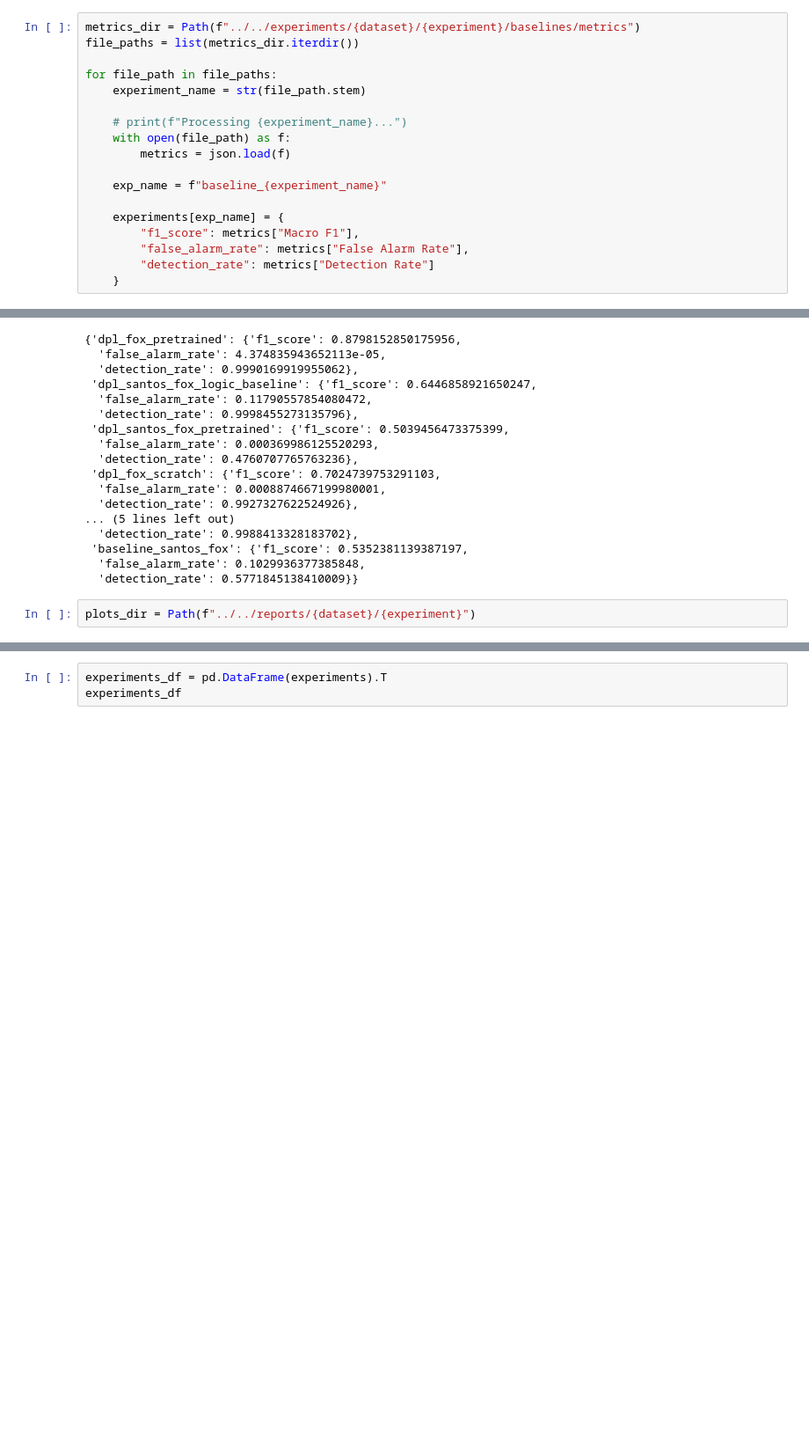
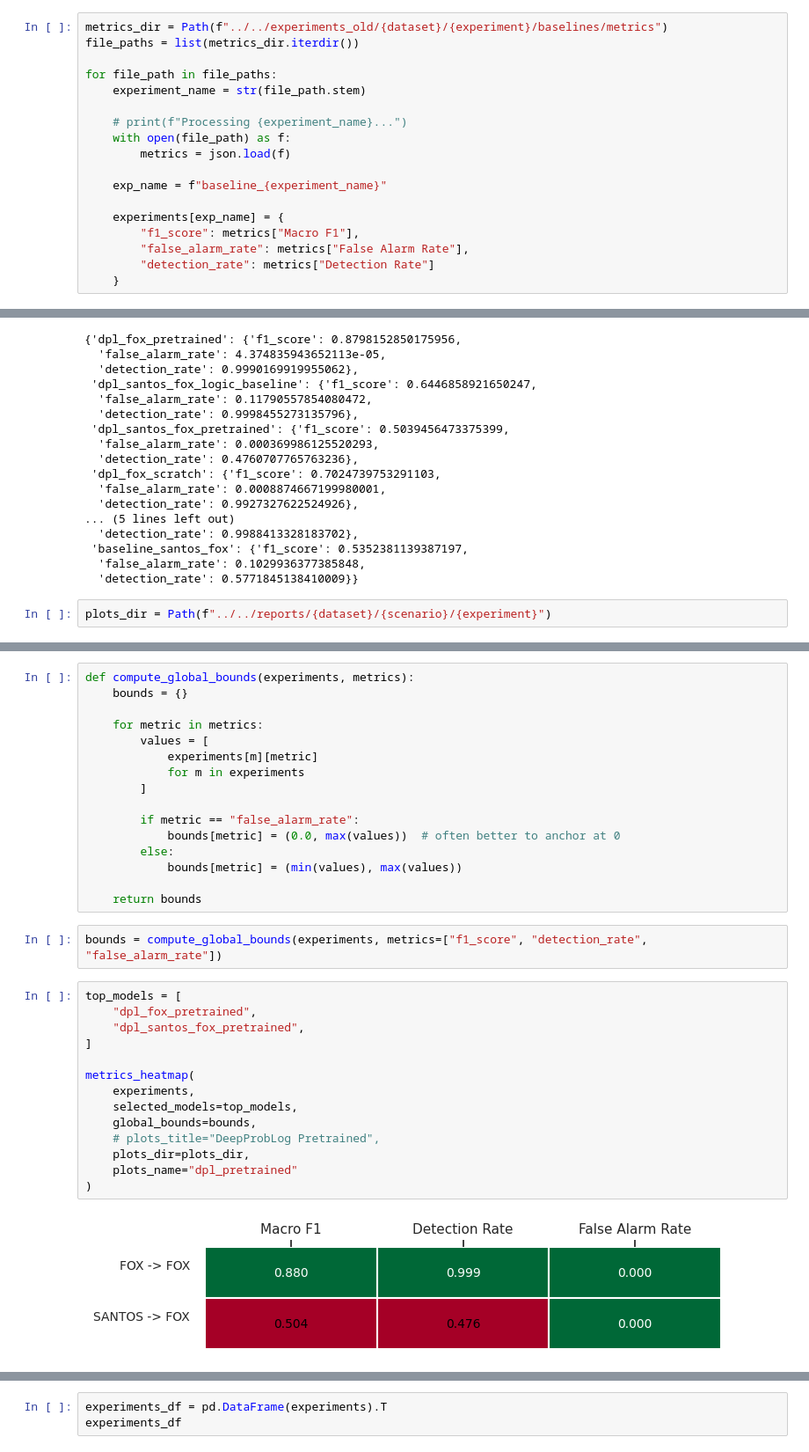
Before and after one commit to sofiaburkow/DeepChronos, a Jupyter notebook: notebooks/experiments/generalizability.ipynb, the cells around one changed output, grey strips where cells are left out. Shown at 88% size. Drawn from its saved outputs; the diff is of its cells as text; blank space fills up the shorter version.

Commit message:
generalizability plots

```diff
--- a/notebooks/experiments/generalizability.ipynb
+++ b/notebooks/experiments/generalizability.ipynb
@@ -36,7 +36,7 @@ for file_path in file_paths:
         "detection_rate": metrics["detection_rate"]
     }
 # %%
-metrics_dir = Path(f"../../experiments/{dataset}/{experiment}/baselines/metrics")
+metrics_dir = Path(f"../../experiments_old/{dataset}/{experiment}/baselines/metrics")
 file_paths = list(metrics_dir.iterdir())
 
 for file_path in file_paths:
@@ -74,4 +74,4 @@ experiments
   'false_alarm_rate': 0.1029936377385848,
   'detection_rate': 0.5771845138410009}}
 # %%
-plots_dir = Path(f"../../reports/{dataset}/{experiment}")
+plots_dir = Path(f"../../reports/{dataset}/{scenario}/{experiment}")
@@ -199,0 +197,34 @@ metrics_heatmap(experiments, plots_dir=plots_dir, plots_title="Model Comparison"
+# %%
+def compute_global_bounds(experiments, metrics):
+    bounds = {}
+
+    for metric in metrics:
+        values = [
+            experiments[m][metric]
+            for m in experiments
+        ]
+
+        if metric == "false_alarm_rate":
+            bounds[metric] = (0.0, max(values))  # often better to anchor at 0
+        else:
+            bounds[metric] = (min(values), max(values))
+
+    return bounds
+# %%
+bounds = compute_global_bounds(experiments, metrics=["f1_score", "detection_rate", "false_alarm_rate"])
+# %%
+top_models = [
+    "dpl_fox_pretrained",
+    "dpl_santos_fox_pretrained",
+]
+
+metrics_heatmap(
+    experiments,
+    selected_models=top_models,
+    global_bounds=bounds,
+    # plots_title="DeepProbLog Pretrained",
+    plots_dir=plots_dir,
+    plots_name="dpl_pretrained"
+)
+# %% [output]
+[figure, added]
```
Also changed, not shown: parts of 13 cells of this notebook, 5 other files.
